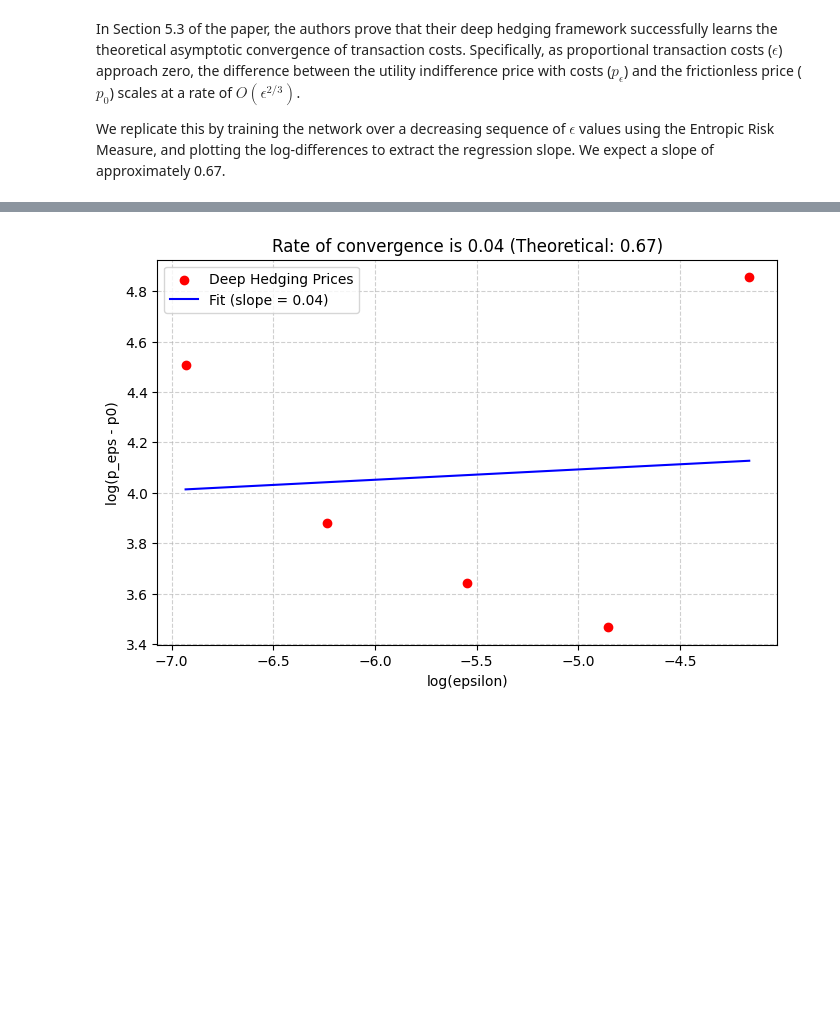
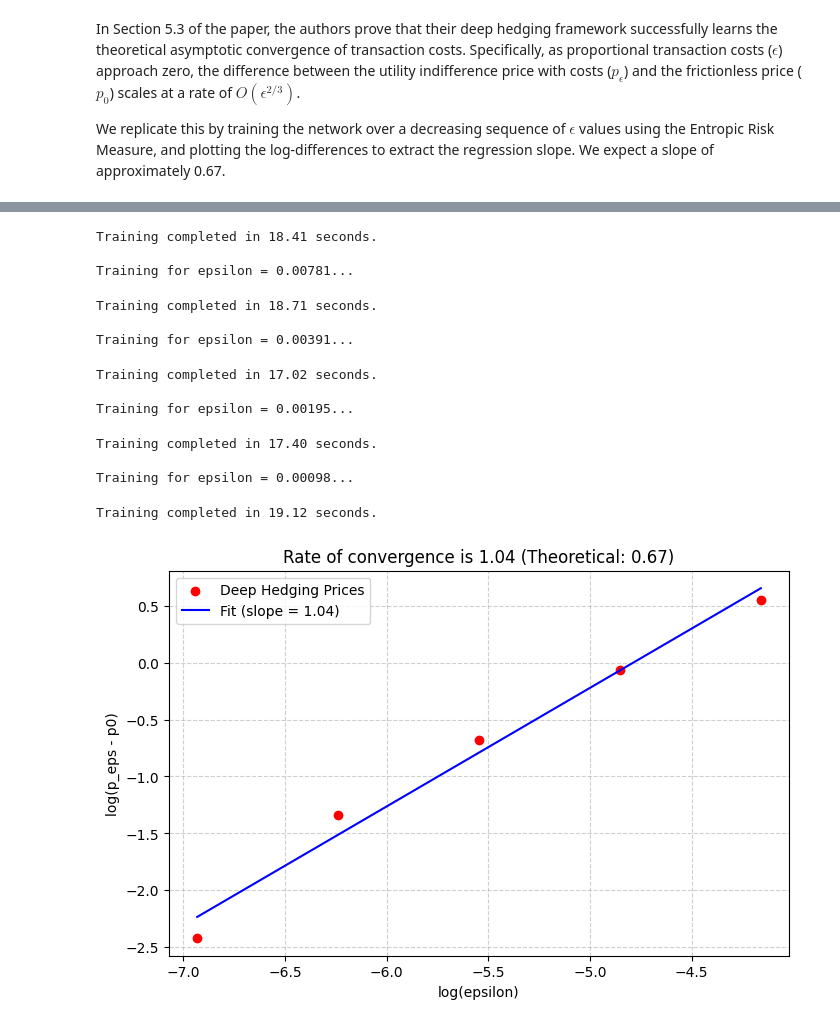
Before and after one commit to GioChecchi/Deep_Hedging, a Jupyter notebook: Deep_Hedging.ipynb, the cells around one changed output, grey strips where cells are left out. Drawn from its saved outputs; the diff is of its cells as text; code cells hidden in the pictures; blank space fills up the shorter version.

```diff
--- a/Deep_Hedging.ipynb
+++ b/Deep_Hedging.ipynb
@@ -56,7 +56,7 @@ rho = -0.70         # Correlation between asset and variance Brownian motions
 
 # --- Simulation Parameters ---
 steps = 30          # Number of time steps (e.g., daily hedging)
-n_paths_sim = 10000 # Number of paths for baseline/evaluation
+n_paths_sim = 1000 # Number of paths for baseline/evaluation
 
 # --- Deep Hedging & Training Parameters ---
 n_epochs = 1500
@@ -677,7 +677,7 @@ def train_model(env_type, S0, K, r, T, steps, epsilon, premium=0.0,
             paths, vols = generate_heston_paths(S0=S0, v0=env_params['v0'], r=r,
                                                 kappa=env_params['kappa'], theta=env_params['theta'], sigma_v=env_params['sigma_v'],
                                                 rho=env_params['rho'], T=T,
-                                                n_steps=steps, n_paths=batch_size)
+                                                steps=steps, n_paths=batch_size)
         else:
             paths = generate_bs_paths(S0=S0, r=r, sigma=env_params['sigma'], T=T,
                                       steps=steps, n_paths=batch_size)
@@ -1030,8 +1028,6 @@ In Section 5.3 of the paper, the authors prove that their deep hedging framework
 
 We replicate this by training the network over a decreasing sequence of $\epsilon$ values using the Entropic Risk Measure, and plotting the log-differences to extract the regression slope. We expect a slope of approximately 0.67.
 # %%
-
-
 print("--- Running Transaction Cost Asymptotics O(eps^(2/3)) ---")
 
 # 1. Calculate the frictionless baseline price (p0)
@@ -1050,17 +1046,14 @@ for eps in epsilons:
     print(f"\nTraining for epsilon = {eps:.5f}...")
 
     # Train the model with Entropic loss for this specific epsilon
-    model_eps, _ = train_model(
-        env_type='bs', S0=S0, K=K, r=r, T=T, steps=steps,
-        epsilon=eps, batch_size=batch_size, n_epochs=n_epochs,
-        sigma=sigma, loss_type='entropic', lambda_param=1.0
-    )
+    train_out_eps = train_model(env_type='bs', S0=S0, K=K, r=r, T=T, steps=steps,
+                               epsilon=eps, batch_size=batch_size, n_epochs=n_epochs,
+                               sigma=sigma, loss_type='entropic', lambda_param=1.0)
+    model_eps = train_out_eps["model"]
 
     # Evaluate to get out-of-sample PnL
     with torch.no_grad():
-        _, pnl_eps, _ = evaluate_model(
-            model_eps, 'bs', test_paths_bs, K, epsilon=eps, S0=S0
-        )
+        _, pnl_eps, _ = evaluate_model(model_eps, 'bs', test_paths_bs, K, epsilon=eps, S0=S0, T=T)
 
     # Calculate the Indifference Price using the stable logsumexp trick
     x = -1.0 * pnl_eps
@@ -1107 +1086,14 @@ Training completed in 7.16 seconds.
+Training completed in 18.41 seconds.
+
+Training for epsilon = 0.00781...
+Training completed in 18.71 seconds.
+
+Training for epsilon = 0.00391...
+Training completed in 17.02 seconds.
+
+Training for epsilon = 0.00195...
+Training completed in 17.40 seconds.
+
+Training for epsilon = 0.00098...
+Training completed in 19.12 seconds.
-[figure, old version]
+[figure, new version]
```
Also changed, not shown: parts of 5 cells of this notebook.
